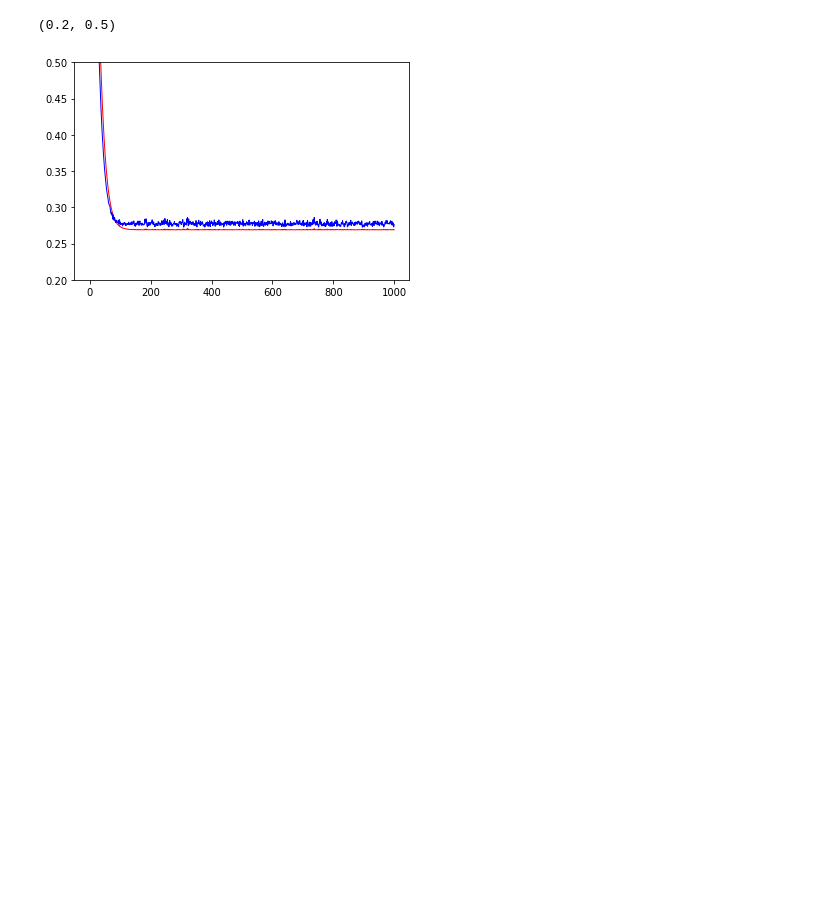
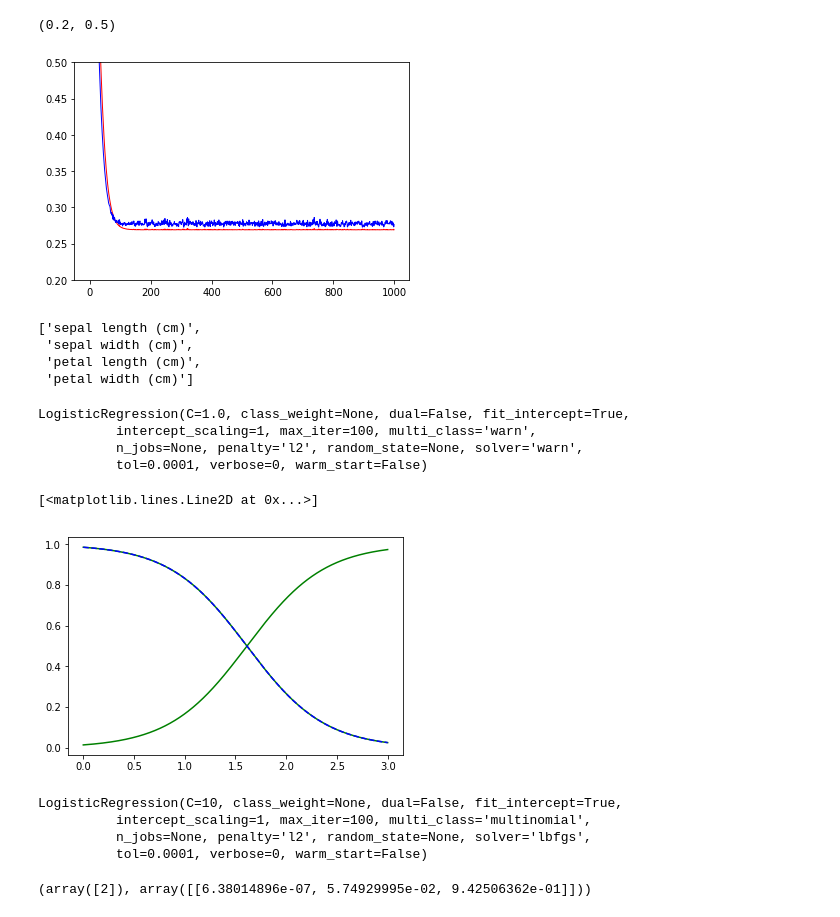
Before and after one commit to qlegrand/housing_handson_ml, a Jupyter notebook: CH04 - Training Models.ipynb, the cells around one changed output. Saved outputs shown, nothing was run; the diff lists cells and outputs as text; code cells hidden in the pictures; blank space fills up the shorter version.

```diff
--- a/CH04 - Training Models.ipynb
+++ b/CH04 - Training Models.ipynb
@@ -212,3 +213,45 @@ plt.ylim([0.2,0.5])
 # %% [output]
 (0.2, 0.5)
 [figure]
+# %%
+iris = datasets.load_iris()
+list(iris.keys())
+X_iris = iris['data'][:,3:]
+y_iris = (iris['target'] == 2).astype(np.int)
+# %%
+iris['feature_names']
+# %% [output]
+['sepal length (cm)',
+ 'sepal width (cm)',
+ 'petal length (cm)',
+ 'petal width (cm)']
+# %%
+log_reg = LogisticRegression()
+log_reg.fit(X_iris, y_iris)
+# %% [output]
+LogisticRegression(C=1.0, class_weight=None, dual=False, fit_intercept=True,
+          intercept_scaling=1, max_iter=100, multi_class='warn',
+          n_jobs=None, penalty='l2', random_state=None, solver='warn',
+          tol=0.0001, verbose=0, warm_start=False)
+# %%
+X_iris_new = np.linspace(0,3,1000).reshape(-1,1)
+y_iris_proba = log_reg.predict_proba(X_iris_new)
+plt.plot(X_iris_new, y_iris_proba, "g-")
+plt.plot(X_iris_new, y_iris_proba[:,0], "b--")
+# %% [output]
+[<matplotlib.lines.Line2D at 0x...>]
+[figure, added]
+# %%
+X_iris = iris["data"][:, (2,3)]
+y_iris = iris["target"]
+softmax_reg = LogisticRegression(multi_class = "multinomial", solver = "lbfgs", C = 10)
+softmax_reg.fit(X_iris, y_iris)
+# %% [output]
+LogisticRegression(C=10, class_weight=None, dual=False, fit_intercept=True,
+          intercept_scaling=1, max_iter=100, multi_class='multinomial',
+          n_jobs=None, penalty='l2', random_state=None, solver='lbfgs',
+          tol=0.0001, verbose=0, warm_start=False)
+# %%
+softmax_reg.predict([[5,2]]),softmax_reg.predict_proba([[5,2]])
+# %% [output]
+(array([2]), array([[6.38014896e-07, 5.74929995e-02, 9.42506362e-01]]))
```
Also changed, not shown: parts of 1 cell of this notebook.
